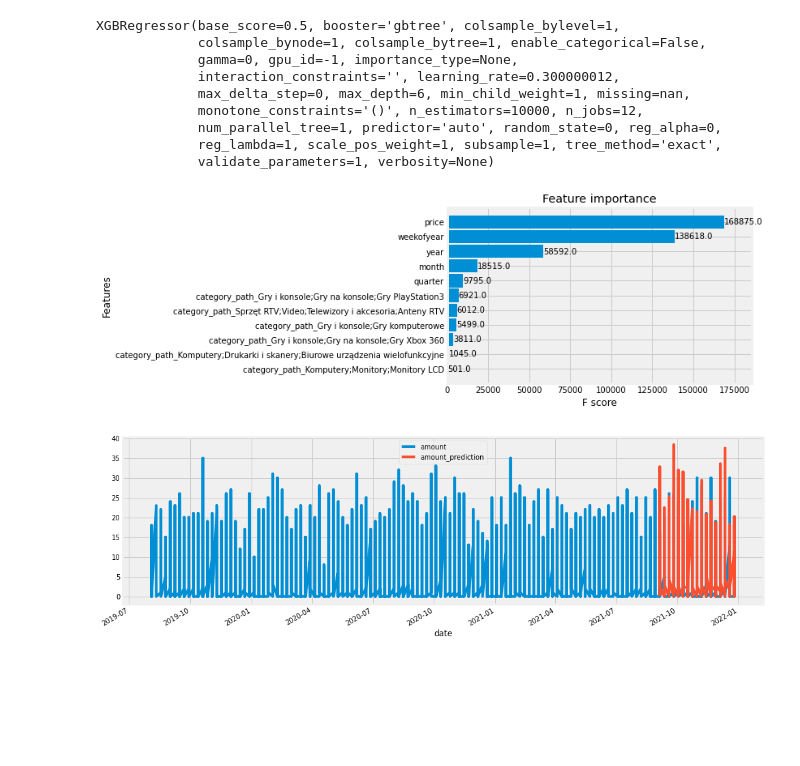
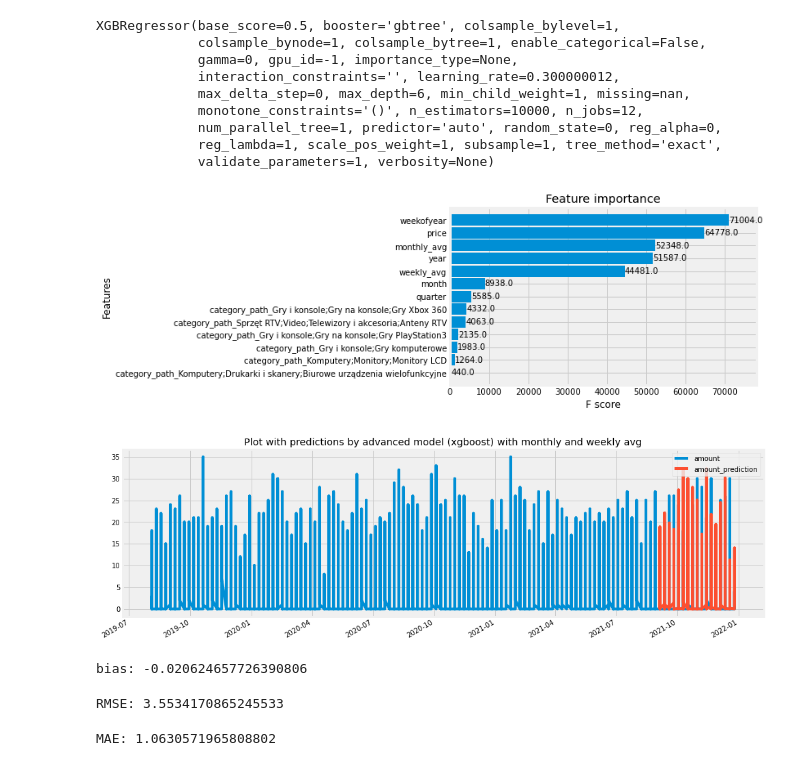
Before and after one commit to vladkyr/ium-21z, a Jupyter notebook: notebooks/xgboost.ipynb, the cells around one changed output. Cells and saved outputs as stored; diff of their text form; code cells hidden in the pictures; blank space fills up the shorter version.

Commit message:
added metrics (bias and mae) and modified docs

```diff
--- a/notebooks/xgboost.ipynb
+++ b/notebooks/xgboost.ipynb
@@ -12,5 +13,9 @@ import shap
 plt.style.use('fivethirtyeight')
 %matplotlib inline
+# %%
+save_plots = False
+save_model = False
+use_monthly_and_weekly_avg = True
 # %%
 sessions = pd.read_json("../data/raw/second/sessions.jsonl", lines=True)
 # bierzemy pod uwagę tylko te sesje, które zakończły się zakupem
@@ -101,23 +104,23 @@ def merge(df1, df2, col,col_name):
     df1 = df1.rename(columns={'amount_y':col_name})
     return df1
 # %%
-# TODO sprawdzić, czy warto to dodawać. RMSE trochę obniża, owszem, ale z drugiej strony jednak utrudnia
-# train['monthly_avg'] = train.groupby(['product_id','month'])['amount'].transform('mean')
-# train['weekly_avg'] = train.groupby(['product_id','weekofyear'])['amount'].transform('mean')
+if use_monthly_and_weekly_avg:
+    train['monthly_avg'] = train.groupby(['product_id','month'])['amount'].transform('mean')
+    train['weekly_avg'] = train.groupby(['product_id','weekofyear'])['amount'].transform('mean')
 
-# monthly_avg = train.groupby(['product_id','month'])['amount'].mean().reset_index()
-# weekly_avg = train.groupby(['product_id','weekofyear'])['amount'].mean().reset_index()
+    monthly_avg = train.groupby(['product_id','month'])['amount'].mean().reset_index()
+    weekly_avg = train.groupby(['product_id','weekofyear'])['amount'].mean().reset_index()
 
-# test['copy_index'] = test.index
+    test['copy_index'] = test.index
 
-# test = merge(test, monthly_avg,['product_id','month'],'monthly_avg')
-# test = test.rename(columns={'amount_x': 'amount'})
+    test = merge(test, monthly_avg,['product_id','month'],'monthly_avg')
+    test = test.rename(columns={'amount_x': 'amount'})
 
-# test = merge(test, weekly_avg,['product_id','weekofyear'],'weekly_avg')
-# test = test.rename(columns={'amount_x': 'amount'})
+    test = merge(test, weekly_avg,['product_id','weekofyear'],'weekly_avg')
+    test = test.rename(columns={'amount_x': 'amount'})
 
-# test.index=test['copy_index']
-# del test['copy_index']
+    test.index=test['copy_index']
+    del test['copy_index']
 # %%
 # Tworzymy macierz korelacji, należy jednak pamiętać, że bada korelacje liniowe - a w danych mogą występować również korelacje nieliniowe
 corr = train.corr()
@@ -178,17 +183,39 @@ XGBRegressor(base_score=0.5, booster='gbtree', colsample_bylevel=1,
 # tutaj
 _ = plot_importance(reg, height=0.9)
 # %% [output]
-[figure, old version]
+[figure, new version]
 # %%
 # zobaczmy jak to wygląda na wykresie
 test['amount_prediction'] = reg.predict(X_test)
 test['amount_prediction']=test['amount_prediction'].clip(lower=0)
 df_all = pd.concat([train, test], sort=False)
-_ = df_all[['amount','amount_prediction']].plot(figsize=(15, 5))
+title = 'Plot with predictions by advanced model (xgboost)'
+if use_monthly_and_weekly_avg:
+    title += ' with monthly and weekly avg'
+_ = df_all[['amount','amount_prediction']].plot(figsize=(15, 5), title=title)
+if save_plots:
+    plot_file_title = 'xgboost_plot'
+    if use_monthly_and_weekly_avg:
+        plot_file_title += '_with_averages'
+    plt.savefig(f'{plot_file_title}.png')
 # %% [output]
-[figure, old version]
+[figure, new version]
+# %%
+test['difference'] = test.apply(lambda x: x['amount'] - x['amount_prediction'], axis=1)
+bias = test['difference'].mean()
+print('bias:', bias)
+# %% [output]
+bias: -0.020624657726390806
 # %%
 from sklearn.metrics import mean_squared_error as MSE
 # traktujemy RMSE jako miernik jakości różnych wersji modelu
-rmse=MSE(test['amount'], test['amount_prediction'],squared=False)
-rmse
+rmse = MSE(test['amount'], test['amount_prediction'],squared=False)
+print('RMSE:', rmse)
+# %% [output]
+RMSE: 3.5534170865245533
+# %%
+from sklearn.metrics import mean_absolute_error as MAE
+mae = MAE(test['amount'], test['amount_prediction'])
+print('MAE:', mae)
+# %% [output]
+MAE: 1.0630571965808802
```
Also changed, not shown: parts of 6 cells of this notebook, 5 other files.
